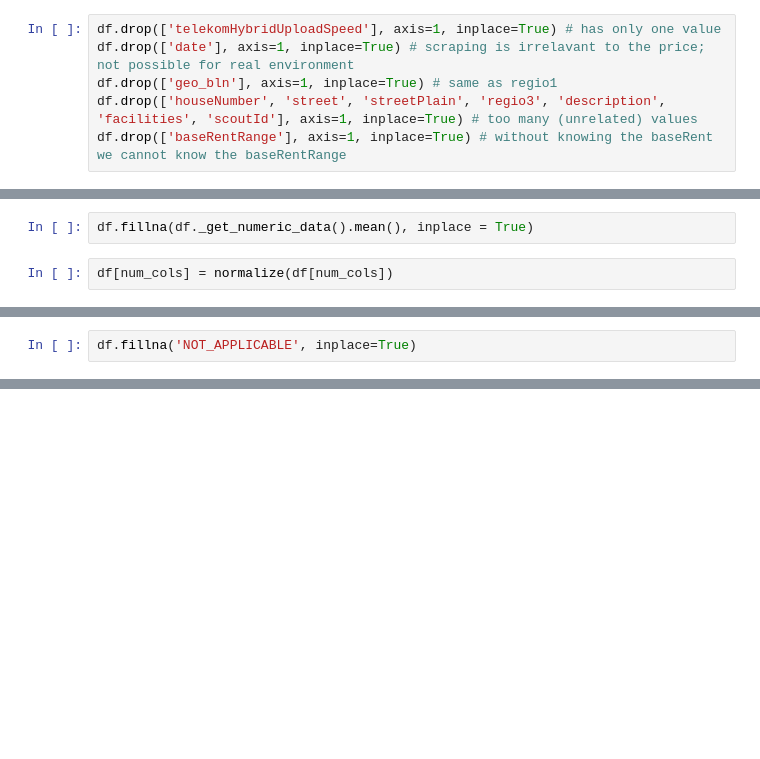
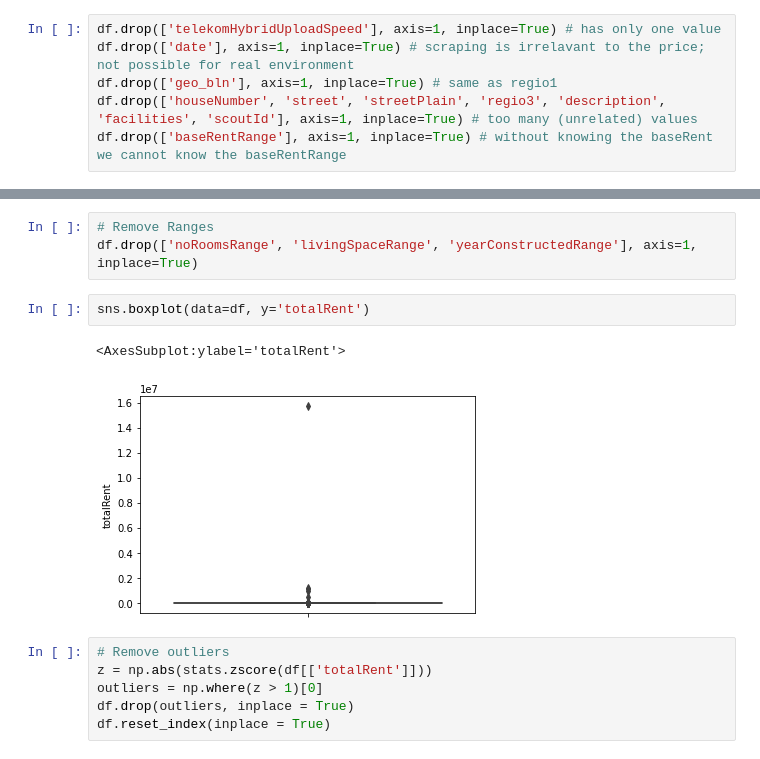
Before and after one commit to Irish-77/AAML-Assignment, a Jupyter notebook: assignment_1.ipynb, the cells around one changed output, grey strips where cells are left out. Cells and saved outputs as stored; diff of their text form; blank space fills up the shorter version.

```diff
--- a/assignment_1.ipynb
+++ b/assignment_1.ipynb
@@ -121,4 +96,0 @@ for cols in df.columns:
-# %%
-df.fillna(df._get_numeric_data().mean(), inplace = True)
-# %%
-df[num_cols] = normalize(df[num_cols])
@@ -145,2 +96,0 @@ memory usage: 41.4+ MB
-# %%
-df.fillna('NOT_APPLICABLE', inplace=True)
@@ -236,0 +117,14 @@ math.sqrt(mean_squared_error(y_test, pred))
+# %%
+# Remove Ranges
+df.drop(['noRoomsRange', 'livingSpaceRange', 'yearConstructedRange'], axis=1, inplace=True)
+# %%
+sns.boxplot(data=df, y='totalRent')
+# %% [output]
+<AxesSubplot:ylabel='totalRent'>
+[figure, added]
+# %%
+# Remove outliers
+z = np.abs(stats.zscore(df[['totalRent']]))
+outliers = np.where(z > 1)[0]
+df.drop(outliers, inplace = True)
+df.reset_index(inplace = True)
```
Also changed, not shown: parts of 54 cells of this notebook.
